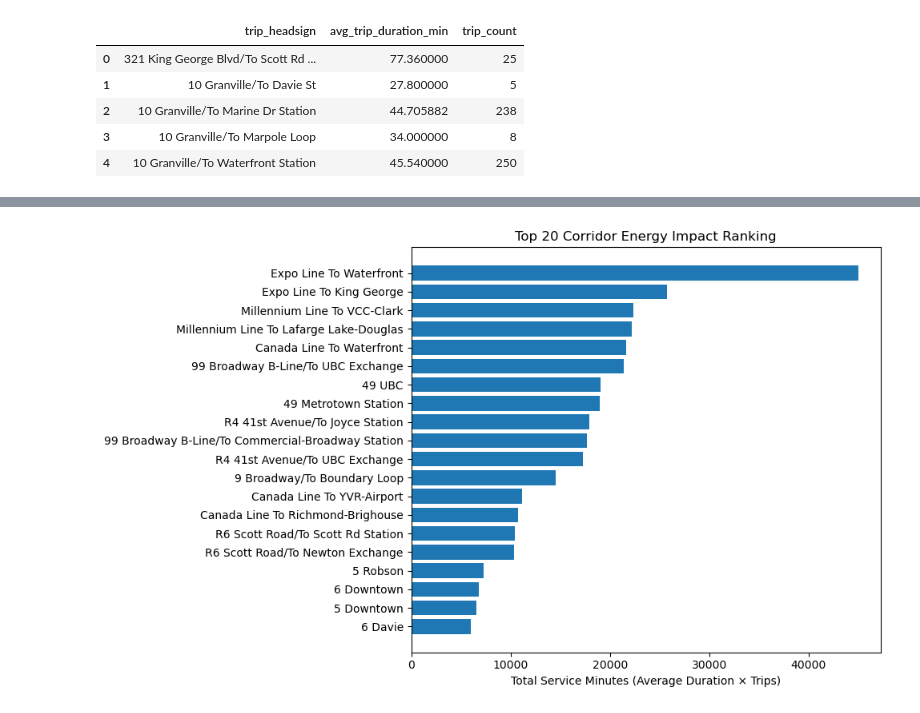
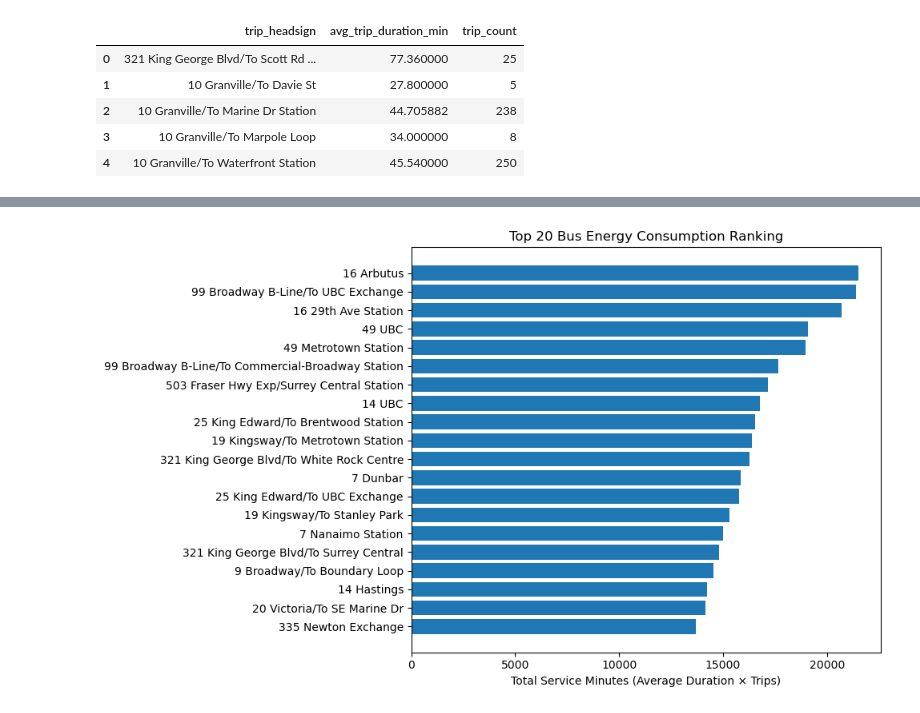
Before and after one commit to mcho04/TechStrat26, a Jupyter notebook: transit_analysis.ipynb, the cells around one changed output, grey strips where cells are left out. Cells and saved outputs as stored; diff of their text form; code cells hidden in the pictures.

Commit message:
Plot included

```diff
--- a/transit_analysis.ipynb
+++ b/transit_analysis.ipynb
@@ -213,16 +174,29 @@ plt.show()
-# %%
-plot_df["service_minutes"] = (
-    plot_df["avg_trip_duration_min"] *
-    plot_df["trip_count"]
-)
-
-plot_df = plot_df.sort_values("service_minutes")
-
-plt.figure(figsize=(10, 6))
-plt.barh(plot_df["trip_headsign"], plot_df["service_minutes"])
-plt.xlabel("Total Service Minutes (Average Duration × Trips)")
-plt.title("Top 20 Corridor Energy Impact Ranking")
-plt.tight_layout()
-plt.show()
-# %% [output]
-[figure, removed]
+# %%
+import matplotlib.pyplot as plt
+
+# 1️⃣ Keep only headsigns starting with a number
+bus_df = avg_duration_by_headsign[
+    avg_duration_by_headsign["trip_headsign"]
+    .str.strip()
+    .str.match(r"^\d")
+].copy()
+
+# 2️⃣ Compute service minutes
+bus_df["service_minutes"] = (
+    bus_df["avg_trip_duration_min"] *
+    bus_df["trip_count"]
+)
+
+# 3️⃣ Take Top 20 AFTER filtering
+plot_df = bus_df.nlargest(20, "service_minutes") \
+                .sort_values("service_minutes")
+
+# 4️⃣ Plot
+plt.figure(figsize=(10, 6))
+plt.barh(plot_df["trip_headsign"], plot_df["service_minutes"])
+plt.xlabel("Total Service Minutes (Average Duration × Trips)")
+plt.title("Top 20 Bus Energy Consumption Ranking")
+plt.tight_layout()
+plt.show()
+# %% [output]
+[figure, added]
```
Also changed, not shown: parts of 4 cells of this notebook.
